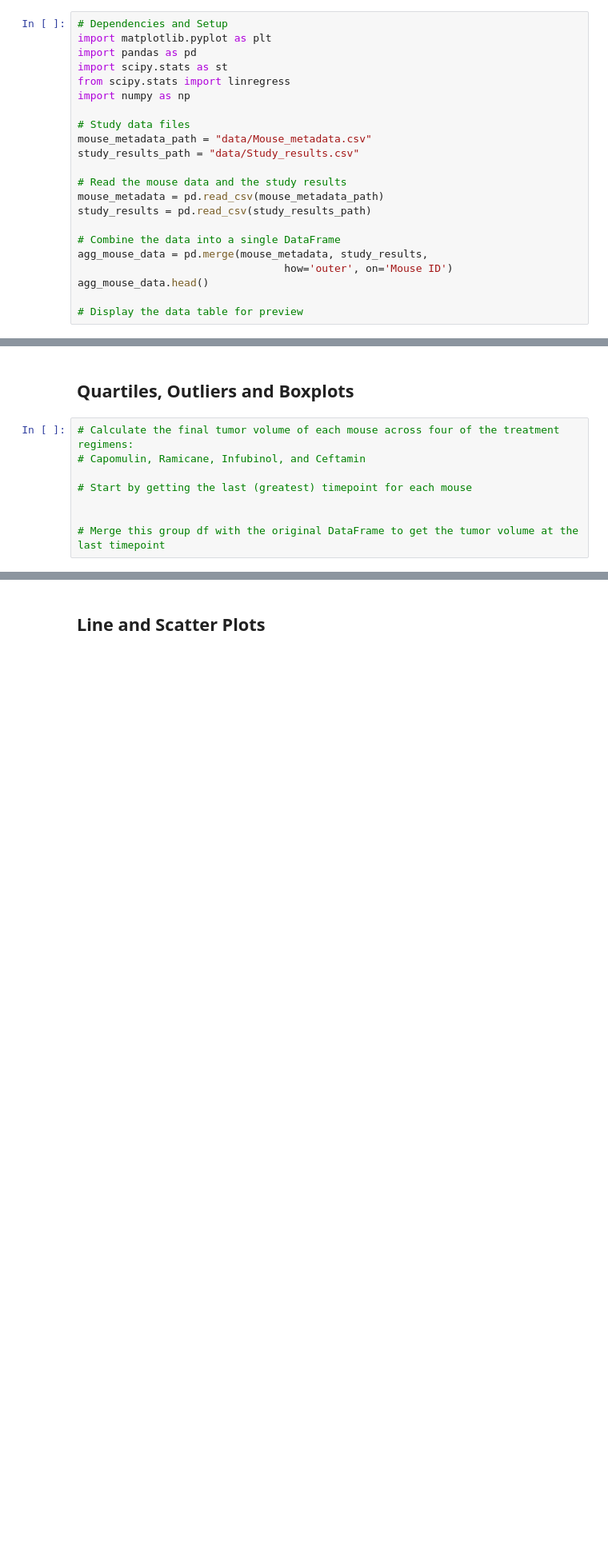
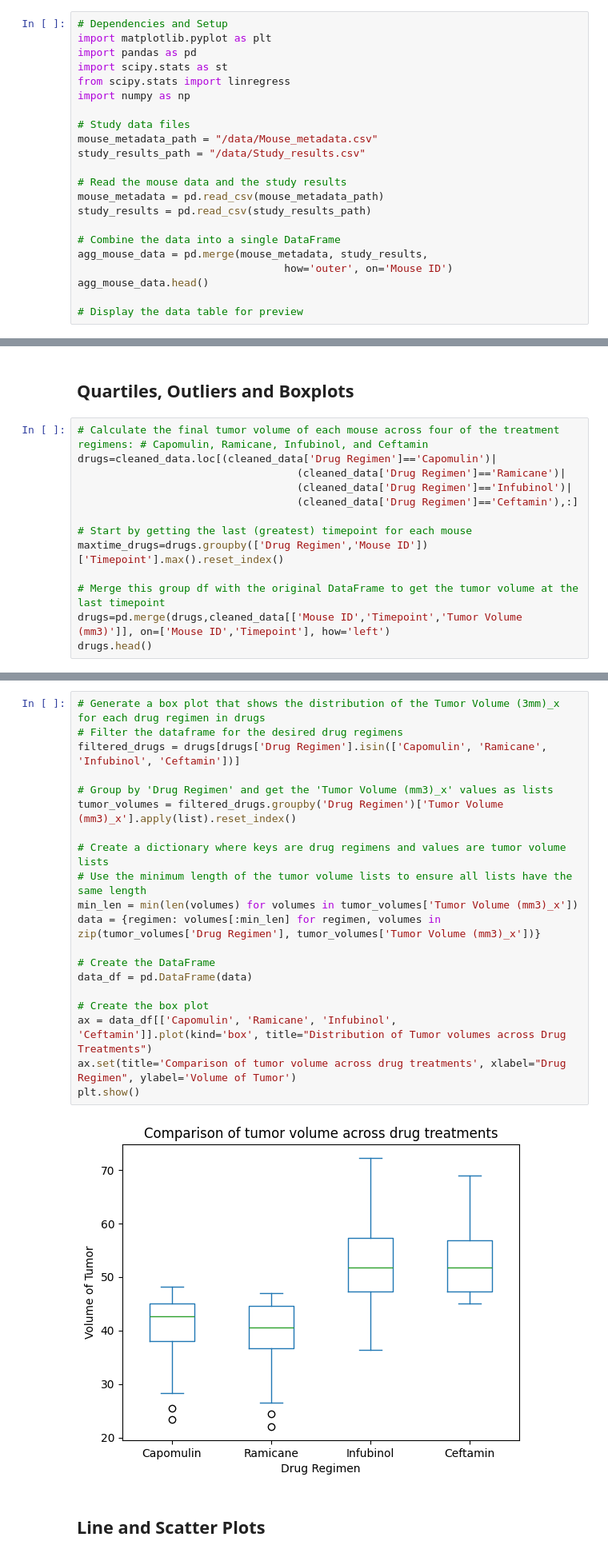
Before and after one commit to davidzigun/Challenge5, a Jupyter notebook: pymaceuticals_starter.ipynb, the cells around one changed output, grey strips where cells are left out. Shown at 80% size. Saved outputs shown, nothing was run; the diff lists cells and outputs as text; blank space fills up the shorter version.

```diff
--- a/pymaceuticals_starter.ipynb
+++ b/pymaceuticals_starter.ipynb
@@ -14,8 +16,8 @@ from scipy.stats import linregress
 import numpy as np
 
 # Study data files
-mouse_metadata_path = "data/Mouse_metadata.csv"
-study_results_path = "data/Study_results.csv"
+mouse_metadata_path = "/data/Mouse_metadata.csv"
+study_results_path = "/data/Study_results.csv"
 
 # Read the mouse data and the study results
 mouse_metadata = pd.read_csv(mouse_metadata_path)
@@ -219,11 +240,16 @@ plt.show()
 # %% [markdown]
 ## Quartiles, Outliers and Boxplots
 # %%
-# Calculate the final tumor volume of each mouse across four of the treatment regimens:
-# Capomulin, Ramicane, Infubinol, and Ceftamin
+# Calculate the final tumor volume of each mouse across four of the treatment regimens: # Capomulin, Ramicane, Infubinol, and Ceftamin
+drugs=cleaned_data.loc[(cleaned_data['Drug Regimen']=='Capomulin')|
+                                   (cleaned_data['Drug Regimen']=='Ramicane')|
+                                   (cleaned_data['Drug Regimen']=='Infubinol')|
+                                   (cleaned_data['Drug Regimen']=='Ceftamin'),:]
 
 # Start by getting the last (greatest) timepoint for each mouse
-
+maxtime_drugs=drugs.groupby(['Drug Regimen','Mouse ID'])['Timepoint'].max().reset_index()
 
 # Merge this group df with the original DataFrame to get the tumor volume at the last timepoint
+drugs=pd.merge(drugs,cleaned_data[['Mouse ID','Timepoint','Tumor Volume (mm3)']], on=['Mouse ID','Timepoint'], how='left')
+drugs.head()
 # %% [output]
@@ -254,2 +333,24 @@ Error:
+# %%
+# Generate a box plot that shows the distribution of the Tumor Volume (3mm)_x for each drug regimen in drugs
+# Filter the dataframe for the desired drug regimens
+filtered_drugs = drugs[drugs['Drug Regimen'].isin(['Capomulin', 'Ramicane', 'Infubinol', 'Ceftamin'])]
+
+# Group by 'Drug Regimen' and get the 'Tumor Volume (mm3)_x' values as lists
+tumor_volumes = filtered_drugs.groupby('Drug Regimen')['Tumor Volume (mm3)_x'].apply(list).reset_index()
+
+# Create a dictionary where keys are drug regimens and values are tumor volume lists
+# Use the minimum length of the tumor volume lists to ensure all lists have the same length
+min_len = min(len(volumes) for volumes in tumor_volumes['Tumor Volume (mm3)_x'])
+data = {regimen: volumes[:min_len] for regimen, volumes in zip(tumor_volumes['Drug Regimen'], tumor_volumes['Tumor Volume (mm3)_x'])}
+
+# Create the DataFrame
+data_df = pd.DataFrame(data)
+
+# Create the box plot
+ax = data_df[['Capomulin', 'Ramicane', 'Infubinol', 'Ceftamin']].plot(kind='box', title="Distribution of Tumor volumes across Drug Treatments")
+ax.set(title='Comparison of tumor volume across drug treatments', xlabel="Drug Regimen", ylabel='Volume of Tumor')
+plt.show()
+# %% [output]
+[figure, added]
 # %% [markdown]
 ## Line and Scatter Plots
```
Also changed, not shown: parts of 15 cells of this notebook.
